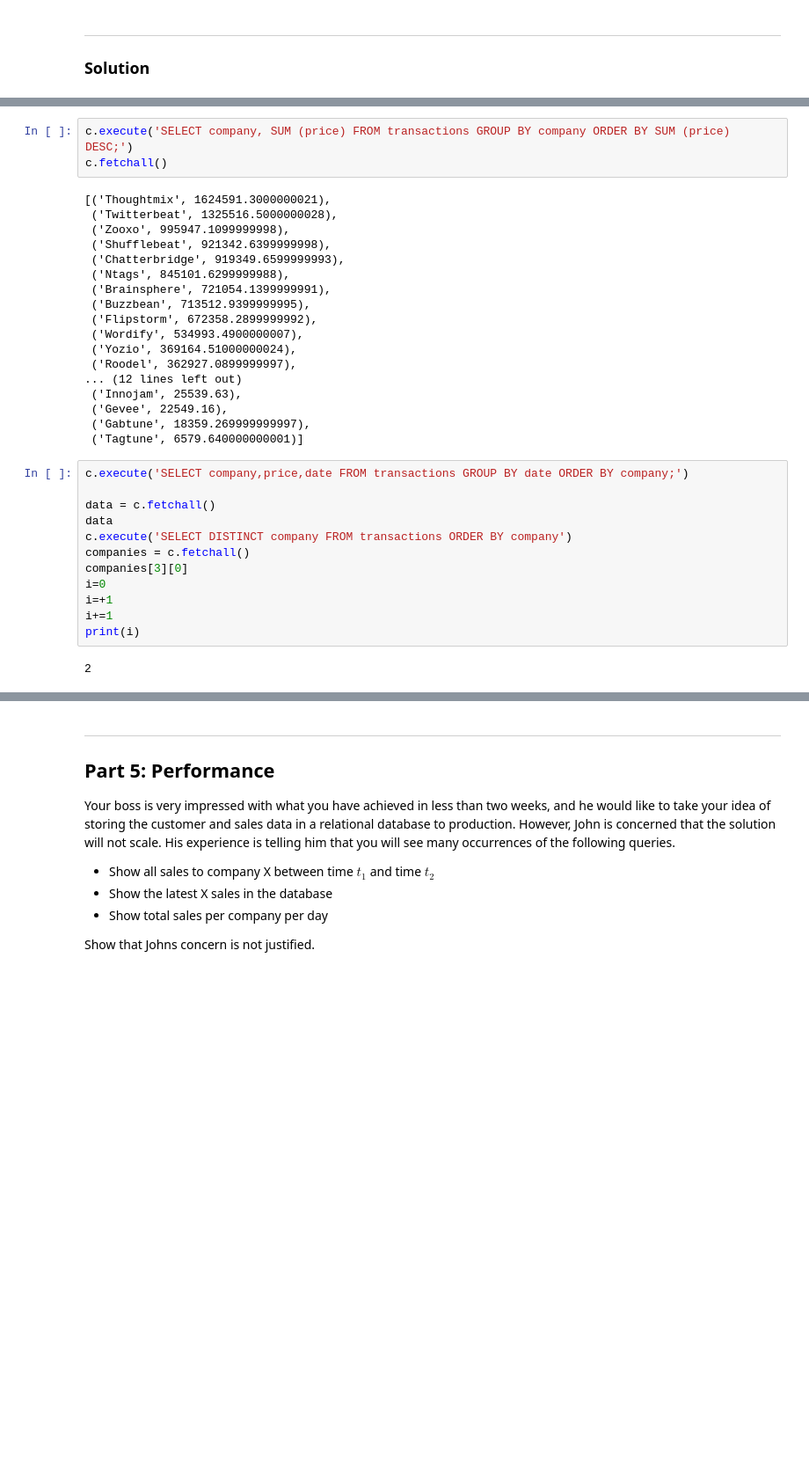
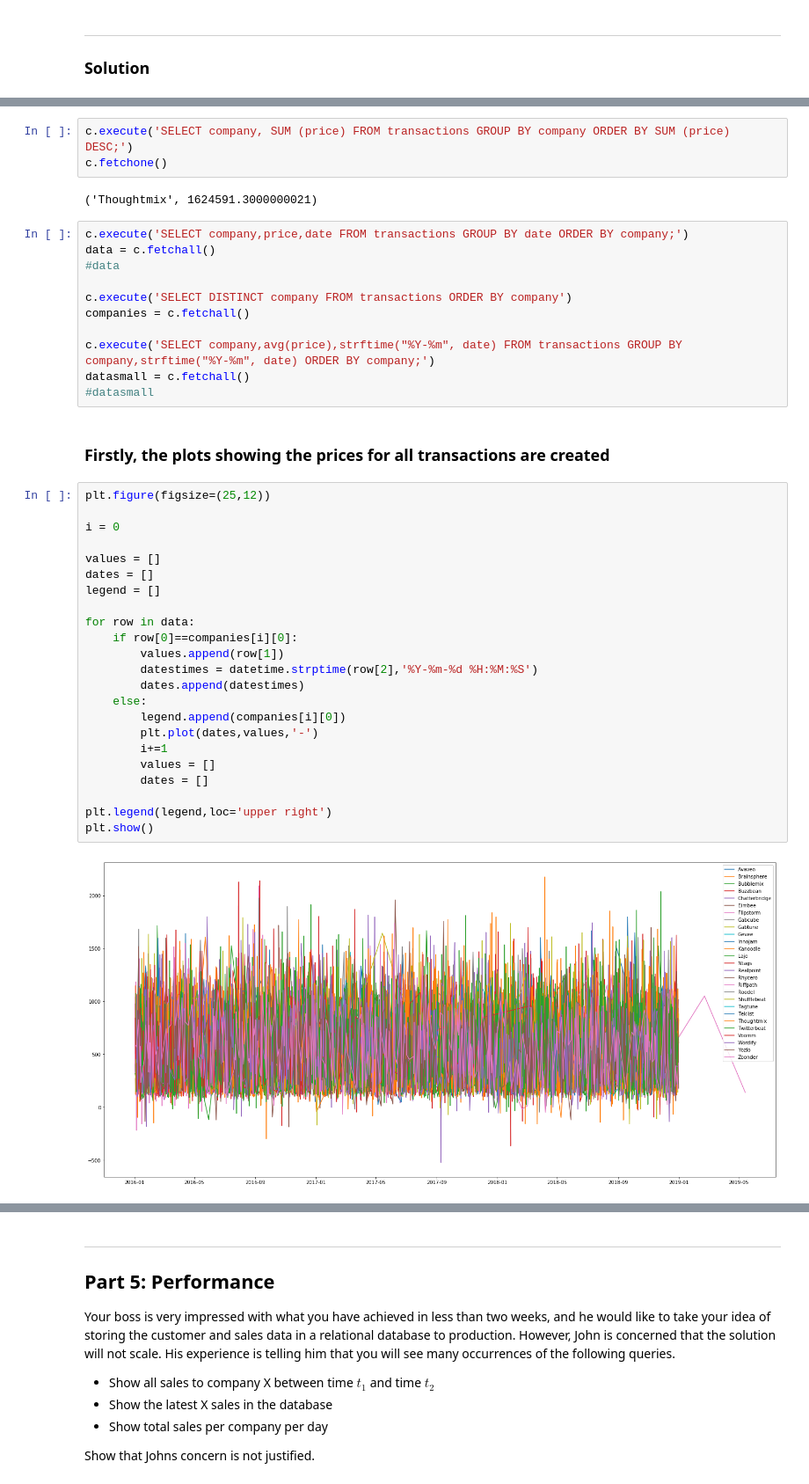
Before and after one commit to vincentvendius/Computational-tools-project-1, a Jupyter notebook: Project1_CustomerDatabase.ipynb, the cells around one changed output, grey strips where cells are left out. Shown at 88% size. Drawn from its saved outputs; the diff is of its cells as text; blank space fills up the shorter version.

```diff
--- a/Project1_CustomerDatabase.ipynb
+++ b/Project1_CustomerDatabase.ipynb
@@ -651,35 +654,43 @@ sortlist = df.sort_values('company')
 # %%
 c.execute('SELECT company, SUM (price) FROM transactions GROUP BY company ORDER BY SUM (price) DESC;')
-c.fetchall()
+c.fetchone()
 # %% [output]
-[('Thoughtmix', 1624591.3000000021),
- ('Twitterbeat', 1325516.5000000028),
- ('Zooxo', 995947.1099999998),
- ('Shufflebeat', 921342.6399999998),
- ('Chatterbridge', 919349.6599999993),
- ('Ntags', 845101.6299999988),
- ('Brainsphere', 721054.1399999991),
- ('Buzzbean', 713512.9399999995),
- ('Flipstorm', 672358.2899999992),
- ('Wordify', 534993.4900000007),
- ('Yozio', 369164.51000000024),
- ('Roodel', 362927.0899999997),
-... (12 lines left out)
- ('Innojam', 25539.63),
- ('Gevee', 22549.16),
- ('Gabtune', 18359.269999999997),
- ('Tagtune', 6579.640000000001)]
+('Thoughtmix', 1624591.3000000021)
 # %%
 c.execute('SELECT company,price,date FROM transactions GROUP BY date ORDER BY company;')
+data = c.fetchall()
+#data
 
-data = c.fetchall()
-data
 c.execute('SELECT DISTINCT company FROM transactions ORDER BY company')
 companies = c.fetchall()
-companies[3][0]
-i=0
-i=+1
-i+=1
-print(i)
+
+c.execute('SELECT company,avg(price),strftime("%Y-%m", date) FROM transactions GROUP BY company,strftime("%Y-%m", date) ORDER BY company;')
+datasmall = c.fetchall()
+#datasmall
-# %% [output]
-2
+# %% [markdown]
+### Firstly, the plots showing the prices for all transactions are created
+# %%
+plt.figure(figsize=(25,12))
+
+i = 0
+
+values = []
+dates = []
+legend = []
+
+for row in data:
+    if row[0]==companies[i][0]:
+        values.append(row[1])
+        datestimes = datetime.strptime(row[2],'%Y-%m-%d %H:%M:%S')
+        dates.append(datestimes)
+    else:
+        legend.append(companies[i][0])
+        plt.plot(dates,values,'-')
+        i+=1
+        values = []
+        dates = []
+
+plt.legend(legend,loc='upper right')
+plt.show()
+# %% [output]
+[figure, added]
```
Also changed, not shown: parts of 7 cells of this notebook.
